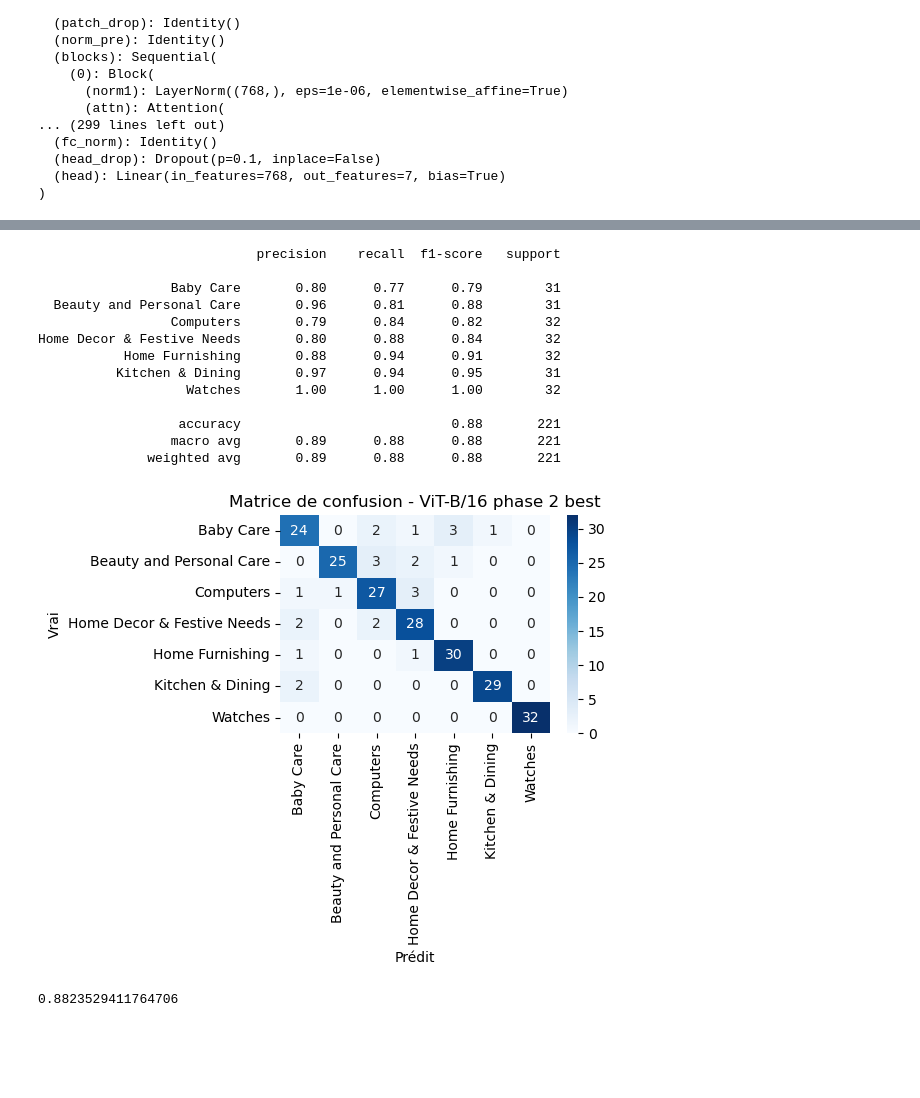
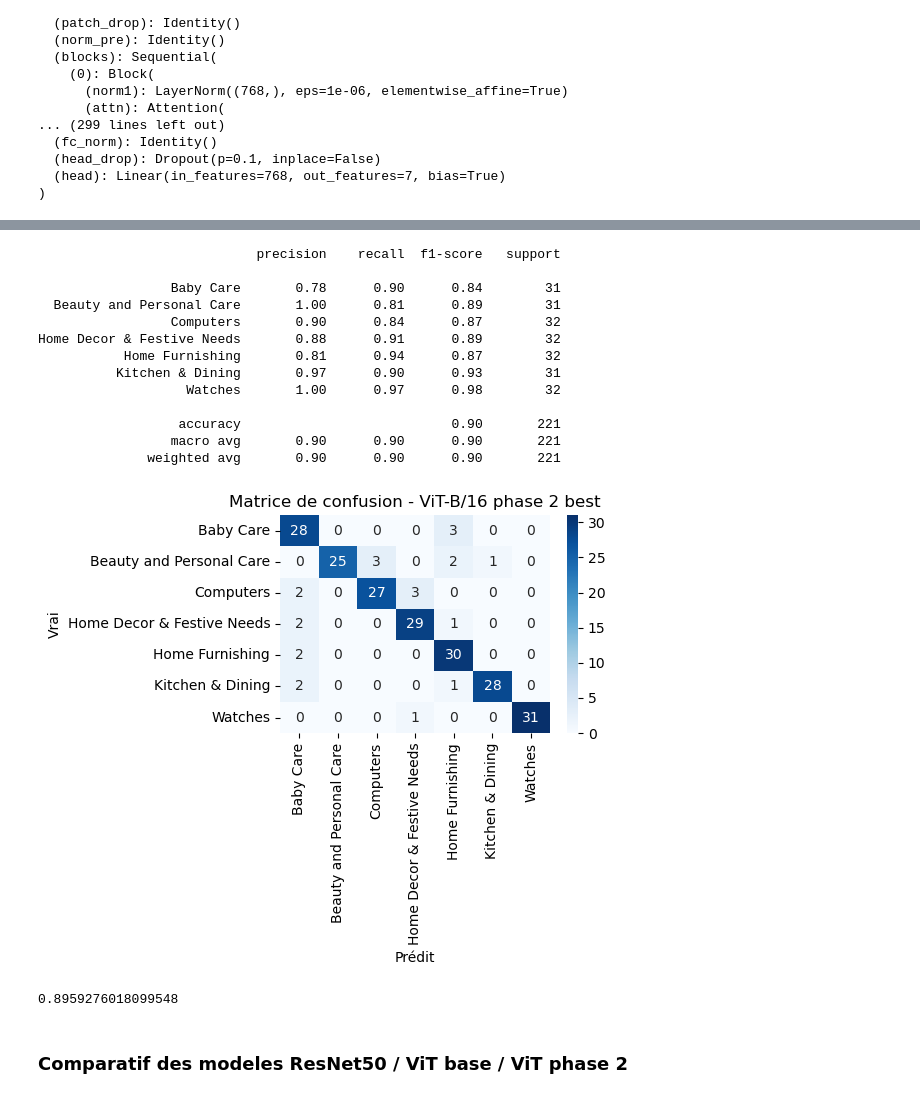
Before and after one commit to TheoChastrePradat/OC_DataScientist_P8, a Jupyter notebook: Projet_8/Script/veille_techno_vit.ipynb, the cells around one changed output, grey strips where cells are left out. Saved outputs shown, nothing was run; the diff lists cells and outputs as text; code cells hidden in the pictures; blank space fills up the shorter version.

```diff
--- a/Projet_8/Script/veille_techno_vit.ipynb
+++ b/Projet_8/Script/veille_techno_vit.ipynb
@@ -76,0 +89,13 @@ Classes: ['Baby Care', 'Beauty and Personal Care', 'Computers', 'Home Decor & Fe
+# %%
+# Visualisation de quelques images
+fig, axes = plt.subplots(2, 5, figsize=(15, 6))
+sampled_df = df.sample(10, random_state=SEED).reset_index(drop=True)
+for i, ax in enumerate(axes.flatten()):
+    img_path = sampled_df.loc[i, 'img_path']
+    label = sampled_df.loc[i, 'category_simple']
+    image = Image.open(img_path).convert('RGB')
+    ax.imshow(image)
+    ax.set_title(label)
+    ax.axis('off')
+plt.tight_layout()
+plt.show()
@@ -571,4 +659,12 @@ plot_history(history_vit, title="ViT-B/16 - Phase 1 Fine-tuning")
 # %% [markdown]
 ### Phase 2
+# %%
+vit_phase2 = timm.create_model(
+    "vit_base_patch16_224",
+    pretrained=True,
+    num_classes=num_classes,
+    drop_rate=0.1,        # dropout
+    drop_path_rate=0.1    # stochastic depth
+).to(device)
 # %%
 # on degele head + derniers blocks
@@ -670,8 +766,8 @@ plot_history(history_vit, title="ViT-B/16 - Phase 2 Fine-tuning")
 # %% [markdown]
 ### je charge le meilleur modele
 # %%
-vit.load_state_dict(torch.load("vit_phase2_best.pth", map_location=device))
-vit.eval()
+vit_phase2.load_state_dict(torch.load("vit_phase2_best.pth", map_location=device))
+vit_phase2.eval()
 # %% [output]
 VisionTransformer(
   (patch_embed): PatchEmbed(
@@ -691,7 +787,7 @@ VisionTransformer(
   (head): Linear(in_features=768, out_features=7, bias=True)
 )
 # %%
-test_loss, test_acc, y_true, y_pred = evaluate(vit, test_loader, criterion_vit)
+test_loss_v2, test_acc_v2, y_true_v2, y_pred_v2 = evaluate(vit_phase2, test_loader, criterion_vit)
 
-print(f"[ViT] Test loss={test_loss:.3f} | acc={test_acc:.3f}")
+print(f"[ViT] Best - Test loss={test_loss_v2:.3f} | acc={test_acc_v2:.3f}")
 # %% [output]
@@ -699,35 +795,37 @@ print(f"[ViT] Test loss={test_loss:.3f} | acc={test_acc:.3f}")
 # %%
-print(classification_report(y_true_v, y_pred_v, target_names=classes))
+print(classification_report(y_true_v2, y_pred_v2, target_names=classes))
 
 # Matrices de confusion
 def plot_confusion(y_true, y_pred, title):
     cm = confusion_matrix(y_true, y_pred)
     plt.figure(figsize=(6, 5))
     sns.heatmap(cm, annot=True, fmt="d", cmap="Blues",
                 xticklabels=classes, yticklabels=classes)
     plt.xlabel("Prédit")
     plt.ylabel("Vrai")
     plt.title(title)
     plt.tight_layout()
     plt.show()
 
-plot_confusion(y_true_v, y_pred_v, "Matrice de confusion - ViT-B/16 phase 2 best")
+plot_confusion(y_true_v2, y_pred_v2, "Matrice de confusion - ViT-B/16 phase 2 best")
 # %% [output]
                             precision    recall  f1-score   support
 
-                 Baby Care       0.80      0.77      0.79        31
-  Beauty and Personal Care       0.96      0.81      0.88        31
-                 Computers       0.79      0.84      0.82        32
-Home Decor & Festive Needs       0.80      0.88      0.84        32
-           Home Furnishing       0.88      0.94      0.91        32
-          Kitchen & Dining       0.97      0.94      0.95        31
-                   Watches       1.00      1.00      1.00        32
+                 Baby Care       0.78      0.90      0.84        31
+  Beauty and Personal Care       1.00      0.81      0.89        31
+                 Computers       0.90      0.84      0.87        32
+Home Decor & Festive Needs       0.88      0.91      0.89        32
+           Home Furnishing       0.81      0.94      0.87        32
+          Kitchen & Dining       0.97      0.90      0.93        31
+                   Watches       1.00      0.97      0.98        32
 
-                  accuracy                           0.88       221
-                 macro avg       0.89      0.88      0.88       221
-              weighted avg       0.89      0.88      0.88       221
+                  accuracy                           0.90       221
+                 macro avg       0.90      0.90      0.90       221
+              weighted avg       0.90      0.90      0.90       221
-[figure, old version]
+[figure, new version]
 # %%
-(y_true == y_pred).mean()
+(y_true_v2 == y_pred_v2).mean()
 # %% [output]
-0.8823529411764706
+0.8959276018099548
+# %% [markdown]
+### Comparatif des modeles ResNet50 / ViT base / ViT phase 2
```
Also changed, not shown: parts of 21 cells of this notebook, 2 other files.
